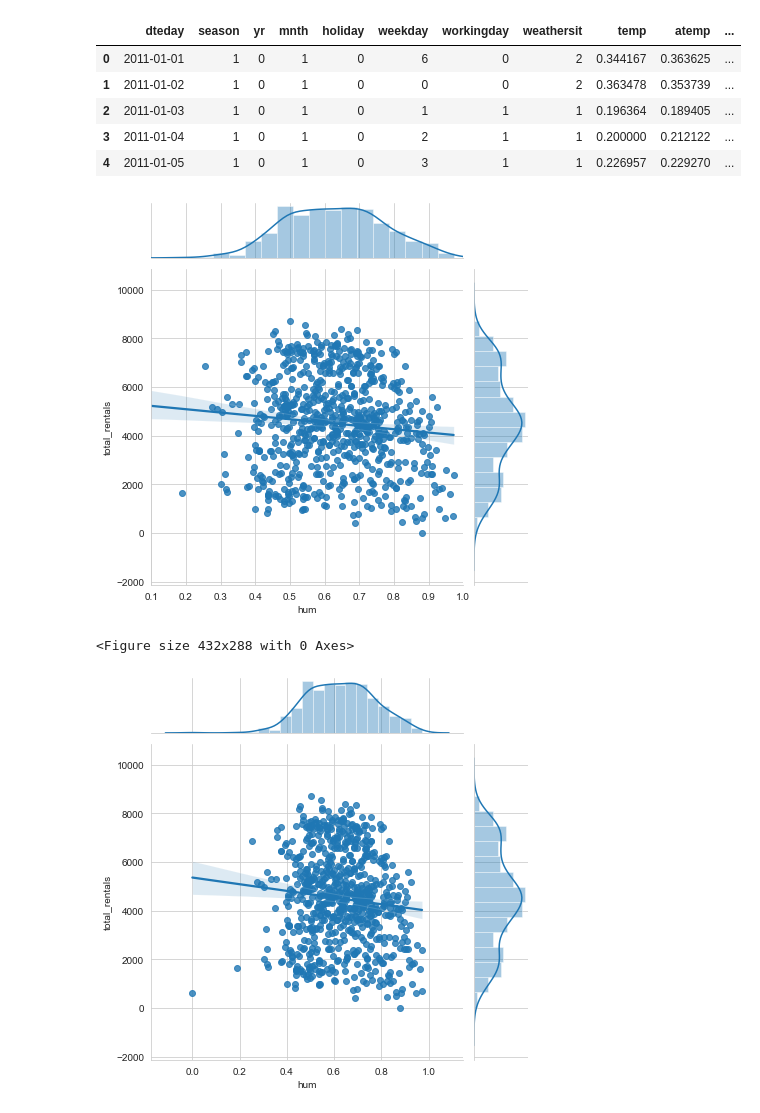
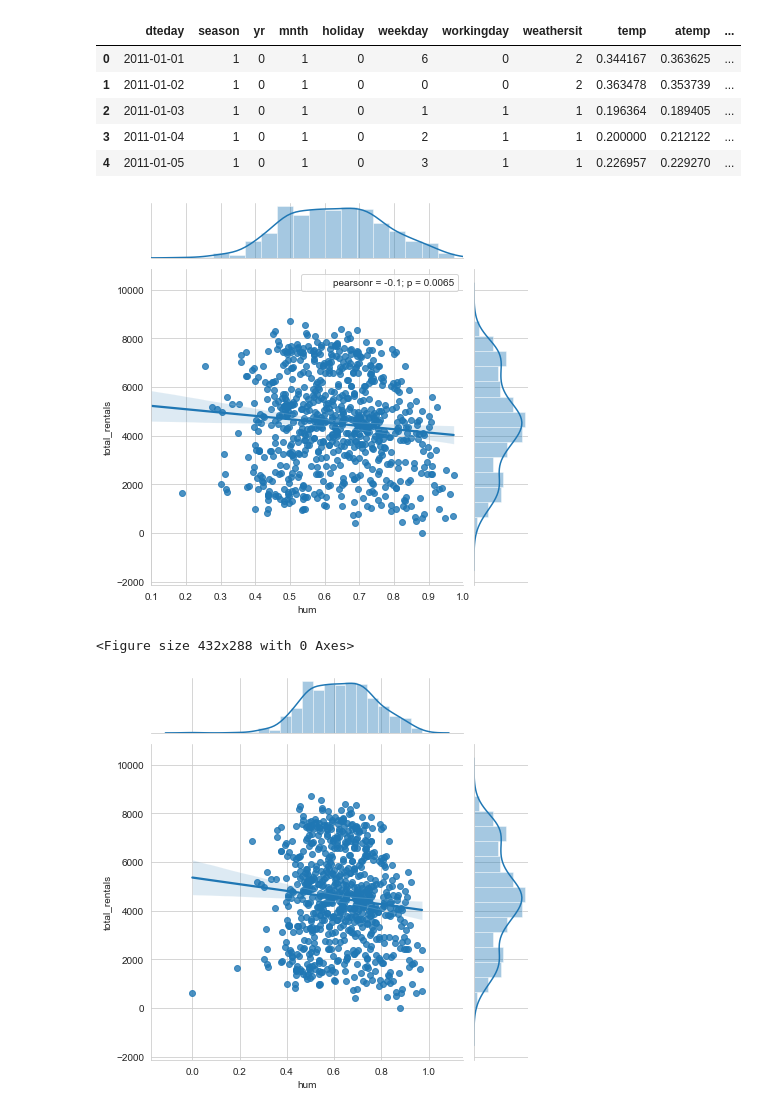
Before and after one commit to jacob5412/cs-notes, a Jupyter notebook: Machine_Learning/Python-DM_V/Seaborn/7-Intermediate_Seaborn-4.ipynb, the cells around one changed output. Cells and saved outputs as stored; diff of their text form; code cells hidden in the pictures.

```diff
--- a/Machine_Learning/Python-DM_V/Seaborn/7-Intermediate_Seaborn-4.ipynb
+++ b/Machine_Learning/Python-DM_V/Seaborn/7-Intermediate_Seaborn-4.ipynb
@@ -231,17 +232,17 @@ df.head()
 # %%
 # Build a JointGrid comparing humidity and total_rentals
 sns.set_style("whitegrid")
 g = sns.JointGrid(x="hum",
                   y="total_rentals",
                   data=df,
                   xlim=(0.1, 1.0))
 
 g.plot(sns.regplot, sns.distplot)
-
+g.annotate(stats.pearsonr)
 plt.show()
 plt.clf()
 # %% [output]
-[figure, old version]
+[figure, new version]
 <Figure size 432x288 with 0 Axes>
 # %%
 # Create a jointplot similar to the JointGrid
```
Also changed, not shown: parts of 8 cells of this notebook.
